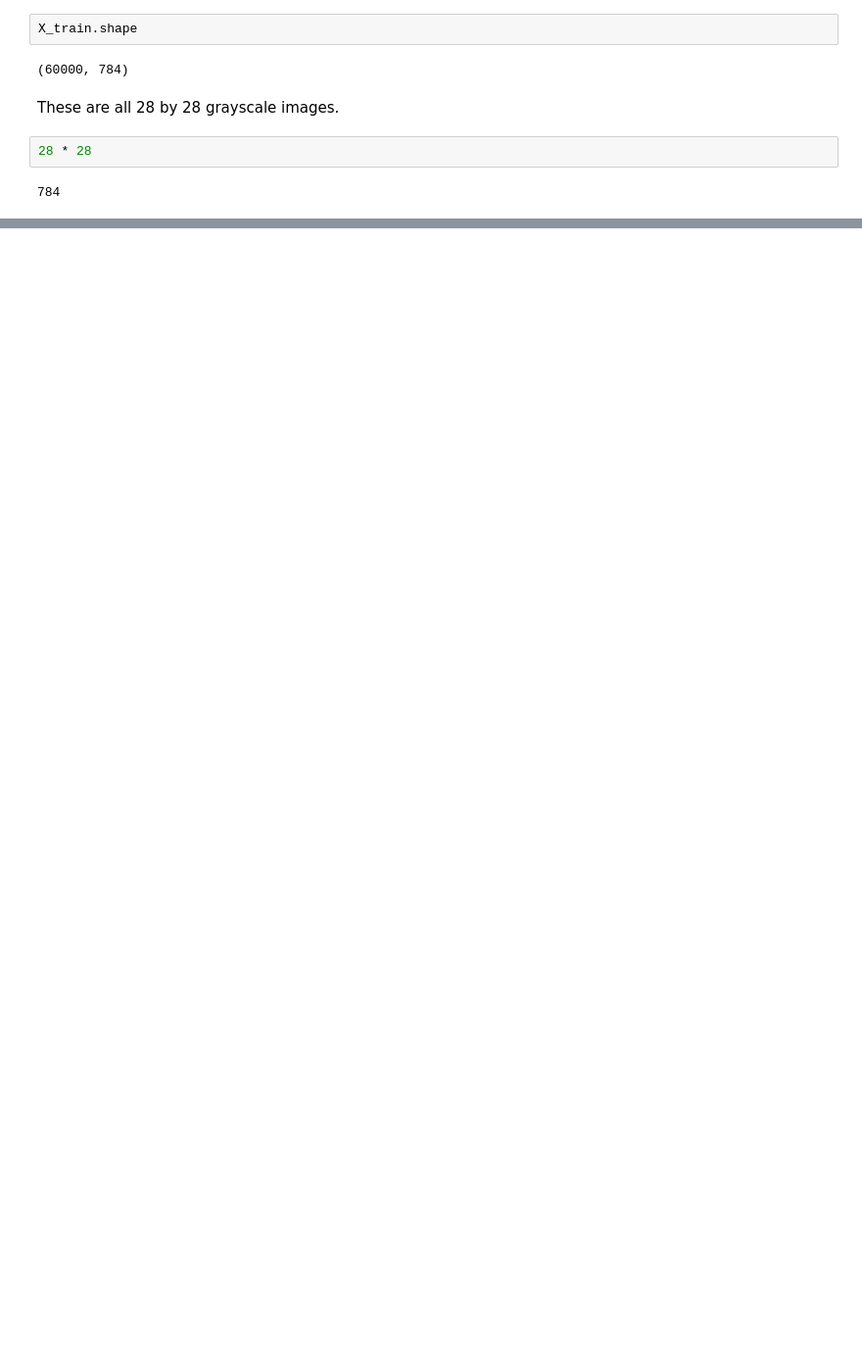
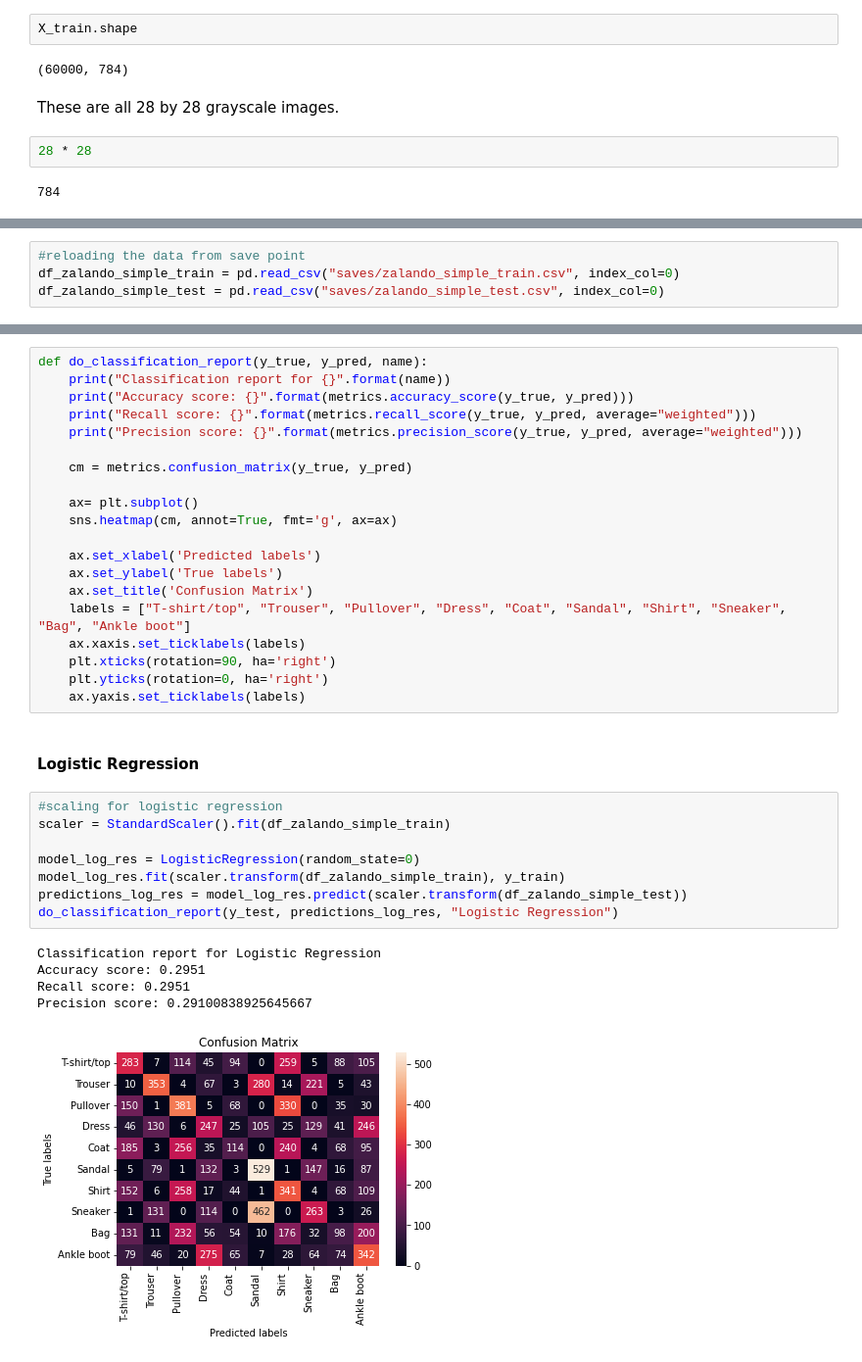
Before and after one commit to PaulErpen/Machine-Learning---Deep-Learning-Exercise, a Jupyter notebook: Traditional_Machine_Learning_Zalando.ipynb, the cells around one changed output, grey strips where cells are left out. Shown at 98% size. Cells and saved outputs as stored; diff of their text form; blank space fills up the shorter version.

```diff
--- a/Traditional_Machine_Learning_Zalando.ipynb
+++ b/Traditional_Machine_Learning_Zalando.ipynb
@@ -161 +198,5 @@ df_zalando_simple = pd.DataFrame(data=extracted_features, columns=[
+# %%
+#reloading the data from save point
+df_zalando_simple_train = pd.read_csv("saves/zalando_simple_train.csv", index_col=0)
+df_zalando_simple_test = pd.read_csv("saves/zalando_simple_test.csv", index_col=0)
 # %% [markdown]
@@ -169,0 +211,36 @@ Algorithms used:
+# %%
+def do_classification_report(y_true, y_pred, name):
+    print("Classification report for {}".format(name))
+    print("Accuracy score: {}".format(metrics.accuracy_score(y_true, y_pred)))
+    print("Recall score: {}".format(metrics.recall_score(y_true, y_pred, average="weighted")))
+    print("Precision score: {}".format(metrics.precision_score(y_true, y_pred, average="weighted")))
+
+    cm = metrics.confusion_matrix(y_true, y_pred)
+
+    ax= plt.subplot()
+    sns.heatmap(cm, annot=True, fmt='g', ax=ax)
+
+    ax.set_xlabel('Predicted labels')
+    ax.set_ylabel('True labels')
+    ax.set_title('Confusion Matrix')
+    labels = ["T-shirt/top", "Trouser", "Pullover", "Dress", "Coat", "Sandal", "Shirt", "Sneaker", "Bag", "Ankle boot"]
+    ax.xaxis.set_ticklabels(labels)
+    plt.xticks(rotation=90, ha='right')
+    plt.yticks(rotation=0, ha='right')
+    ax.yaxis.set_ticklabels(labels)
+# %% [markdown]
+#### Logistic Regression
+# %%
+#scaling for logistic regression
+scaler = StandardScaler().fit(df_zalando_simple_train)
+
+model_log_res = LogisticRegression(random_state=0)
+model_log_res.fit(scaler.transform(df_zalando_simple_train), y_train)
+predictions_log_res = model_log_res.predict(scaler.transform(df_zalando_simple_test))
+do_classification_report(y_test, predictions_log_res, "Logistic Regression")
+# %% [output]
+Classification report for Logistic Regression
+Accuracy score: 0.2951
+Recall score: 0.2951
+Precision score: 0.29100838925645667
+[figure, added]
```
Also changed, not shown: parts of 18 cells of this notebook, 2 other files.
